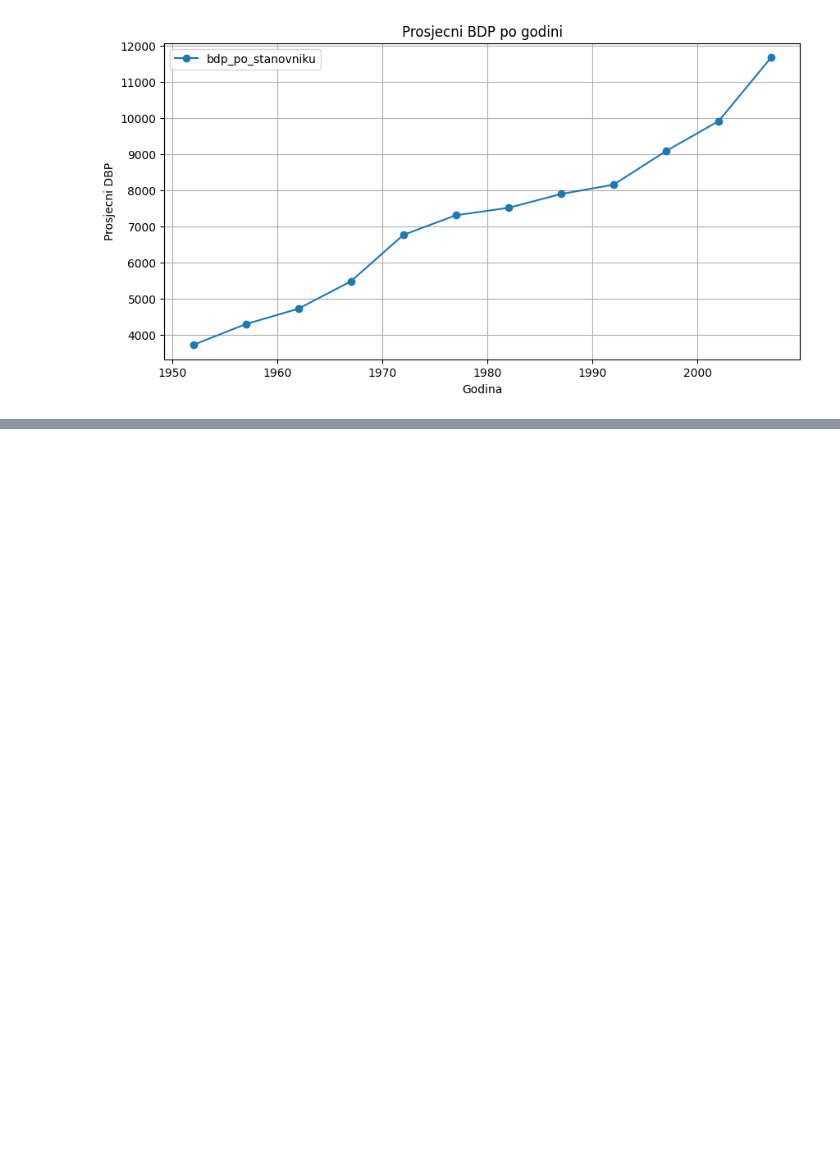
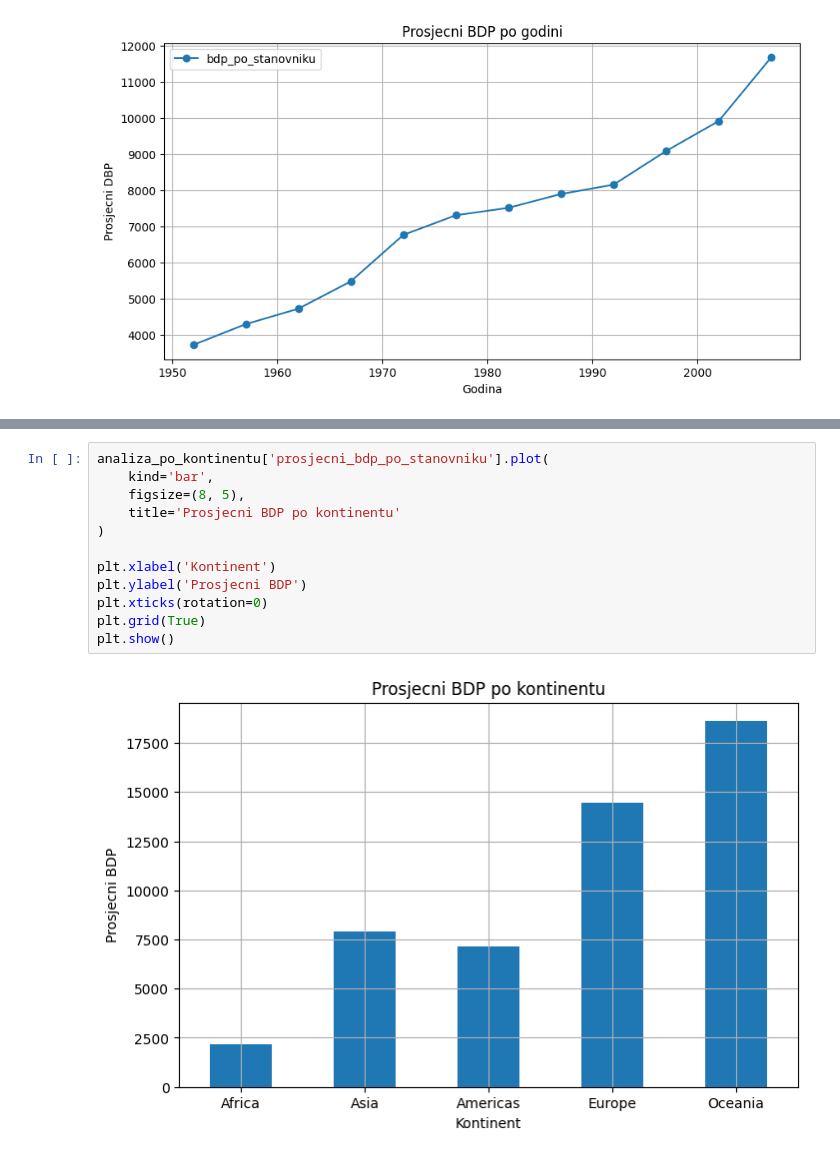
Before and after one commit to python-developer-algebra-klujic/pyds-ponavljanje, a Jupyter notebook: Zadaca.ipynb, the cells around one changed output, grey strips where cells are left out. Saved outputs shown, nothing was run; the diff lists cells and outputs as text; blank space fills up the shorter version.

```diff
--- a/Zadaca.ipynb
+++ b/Zadaca.ipynb
@@ -211,0 +248,14 @@ plt.show()
+# %%
+analiza_po_kontinentu['prosjecni_bdp_po_stanovniku'].plot(
+    kind='bar',
+    figsize=(8, 5),
+    title='Prosjecni BDP po kontinentu'
+)
+
+plt.xlabel('Kontinent')
+plt.ylabel('Prosjecni BDP')
+plt.xticks(rotation=0)
+plt.grid(True)
+plt.show()
+# %% [output]
+[figure, added]
```
Also changed, not shown: parts of 2 cells of this notebook.
